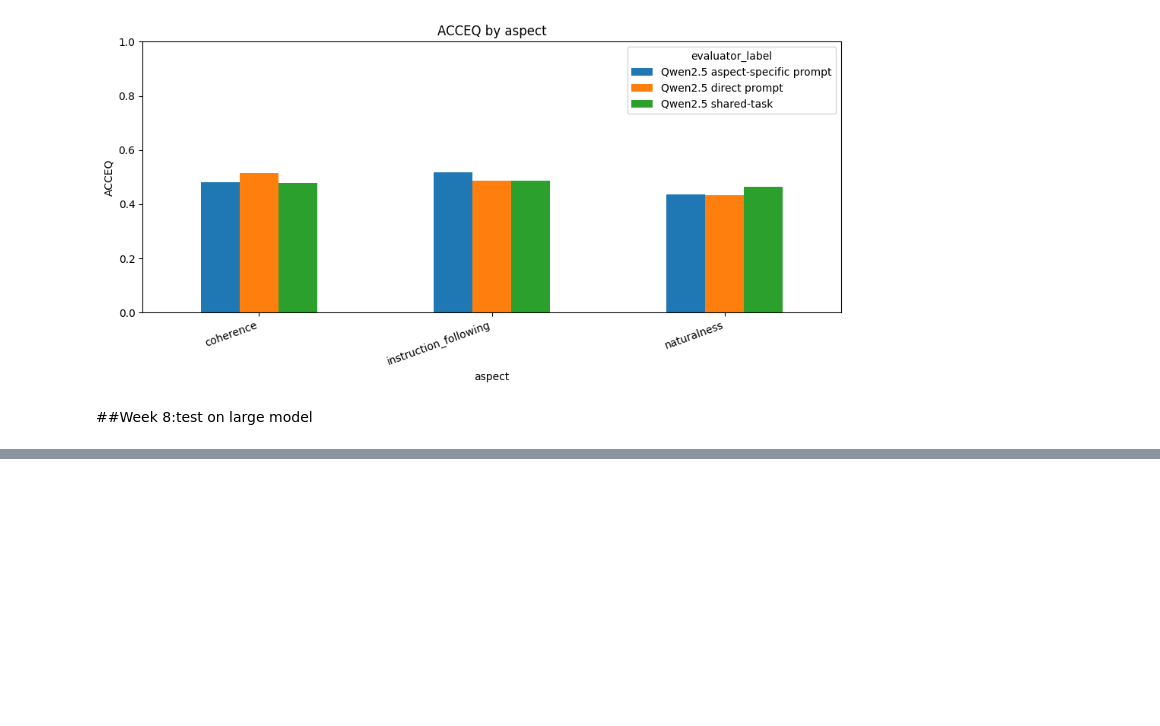
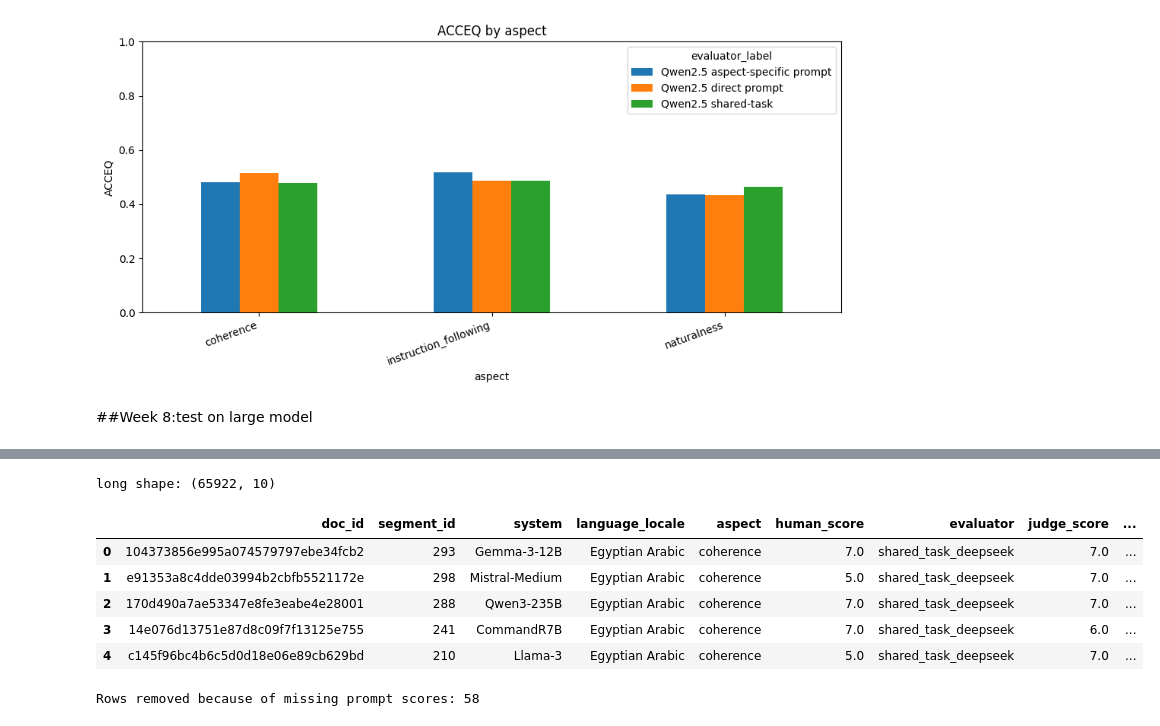
Before and after one commit to NhAnh278/llm-as-a-judge-praktikum, a Jupyter notebook: notebooks/Nhat_Anh_Hoang_analysis.ipynb, the cells around one changed output, grey strips where cells are left out. Saved outputs shown, nothing was run; the diff lists cells and outputs as text; code cells hidden in the pictures; blank space fills up the shorter version.

```diff
--- a/notebooks/Nhat_Anh_Hoang_analysis.ipynb
+++ b/notebooks/Nhat_Anh_Hoang_analysis.ipynb
@@ -4043,0 +4029,32 @@ plt.show()
+# %%
+evaluator_name_map = {
+    "shared_task_deepseek": "DeepSeek shared-task",
+    "direct_prompt": "DeepSeek direct prompt",
+    "aspect_specific_prompt": "DeepSeek aspect-specific prompt",
+}
+
+deepseek_score_long = deepseek_score_wide_common.melt(
+    id_vars=KEYS_WITH_SEGMENT + ["human_score"],
+    value_vars=score_cols,
+    var_name="evaluator",
+    value_name="judge_score",
+)
+
+deepseek_score_long["evaluator_label"] = deepseek_score_long["evaluator"].map(
+    evaluator_name_map
+)
+
+deepseek_score_long["score_diff"] = (
+    deepseek_score_long["judge_score"] - deepseek_score_long["human_score"]
+)
+
+print("long shape:", deepseek_score_long.shape)
+display(deepseek_score_long.head())
+# %% [output]
+long shape: (65922, 10)
+|  | doc_id | segment_id | system | language_locale | aspect | human_score | evaluator | judge_score | ... |
+| 0 | 104373856e995a074579797ebe34fcb2 | 293 | Gemma-3-12B | Egyptian Arabic | coherence | 7.0 | shared_task_deepseek | 7.0 | ... |
+| 1 | e91353a8c4dde03994b2cbfb5521172e | 298 | Mistral-Medium | Egyptian Arabic | coherence | 5.0 | shared_task_deepseek | 7.0 | ... |
+| 2 | 170d490a7ae53347e8fe3eabe4e28001 | 288 | Qwen3-235B | Egyptian Arabic | coherence | 7.0 | shared_task_deepseek | 7.0 | ... |
+| 3 | 14e076d13751e87d8c09f7f13125e755 | 241 | CommandR7B | Egyptian Arabic | coherence | 7.0 | shared_task_deepseek | 6.0 | ... |
+| 4 | c145f96bc4b6c5d0d18e06e89cb629bd | 210 | Llama-3 | Egyptian Arabic | coherence | 5.0 | shared_task_deepseek | 7.0 | ... |
@@ -4043,0 +4065,5 @@ plt.show()
+# %%
+print("Rows removed because of missing prompt scores:",
+      len(deepseek_score_wide) - len(deepseek_score_wide_common))
+# %% [output]
+Rows removed because of missing prompt scores: 58
```
Also changed, not shown: parts of 52 cells of this notebook.
